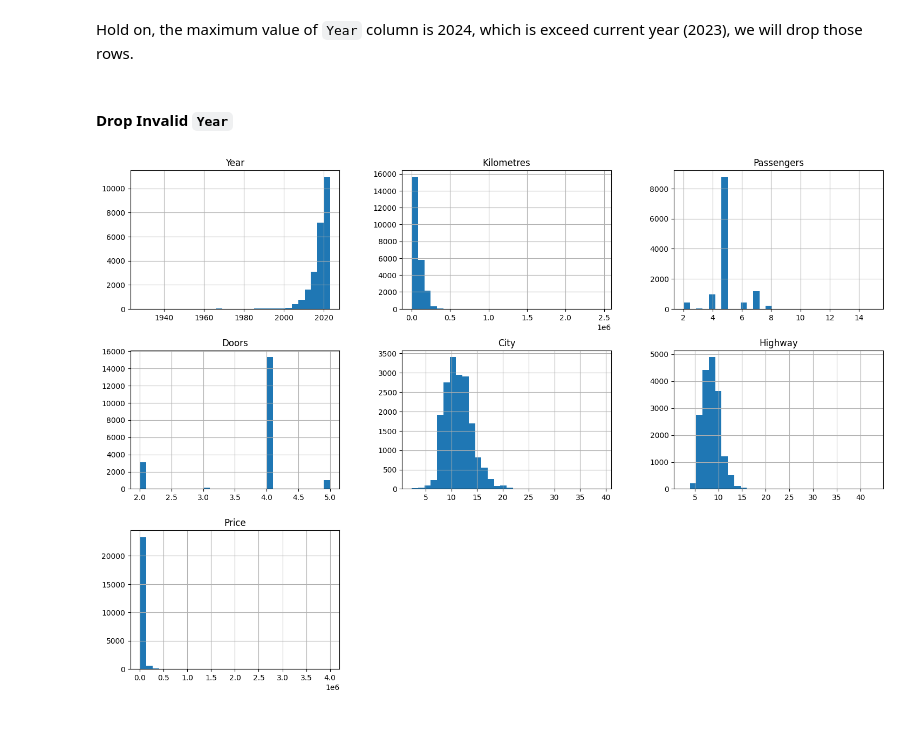
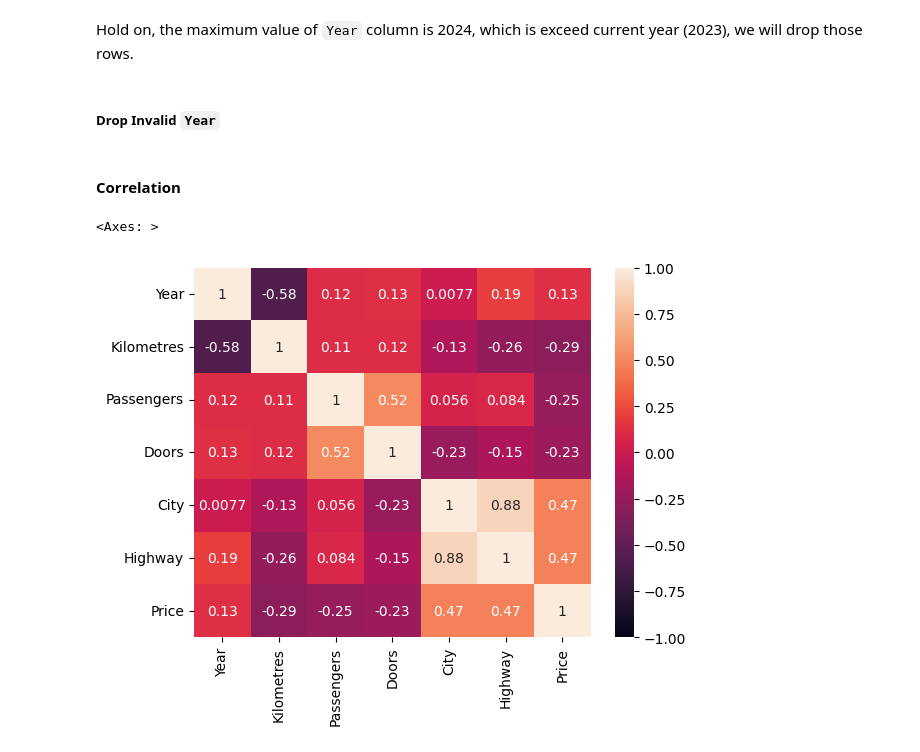
Before and after one commit to alfiannajih/used-vehicle-price-prediction, a Jupyter notebook: used_vehicle.ipynb, the cells around one changed output. Cells and saved outputs as stored; diff of their text form; code cells hidden in the pictures; blank space fills up the shorter version.

```diff
--- a/used_vehicle.ipynb
+++ b/used_vehicle.ipynb
@@ -540,18 +565,21 @@ full_num_data.describe()
 # %% [markdown]
 Hold on, the maximum value of `Year` column is 2024, which is exceed current year (2023), we will drop those rows.
 # %% [markdown]
-#### Drop Invalid `Year` <a name='invalid_year'></a>
+##### Drop Invalid `Year` <a name='invalid_year'></a>
 # %%
 mask_year = full_num_data['Year'] > 2023
 
 full_num_data = full_num_data.drop(full_num_data['Year'][mask_year].index).reset_index(drop=True)
 full_cat_data = full_cat_data.drop(full_num_data['Year'][mask_year].index).reset_index(drop=True)
-# %%
-full_num_data.hist(
-    bins=30,
-    figsize=(18, 12)
-)
-
-plt.show()
-# %% [output]
-[figure, old version]
+# %% [markdown]
+#### Correlation
+# %%
+sns.heatmap(
+    full_num_data.corr(),
+    annot=True,
+    vmin=-1,
+    vmax=1
+)
+# %% [output]
+<Axes: >
+[figure, added]
```
Also changed, not shown: parts of 31 cells of this notebook.
